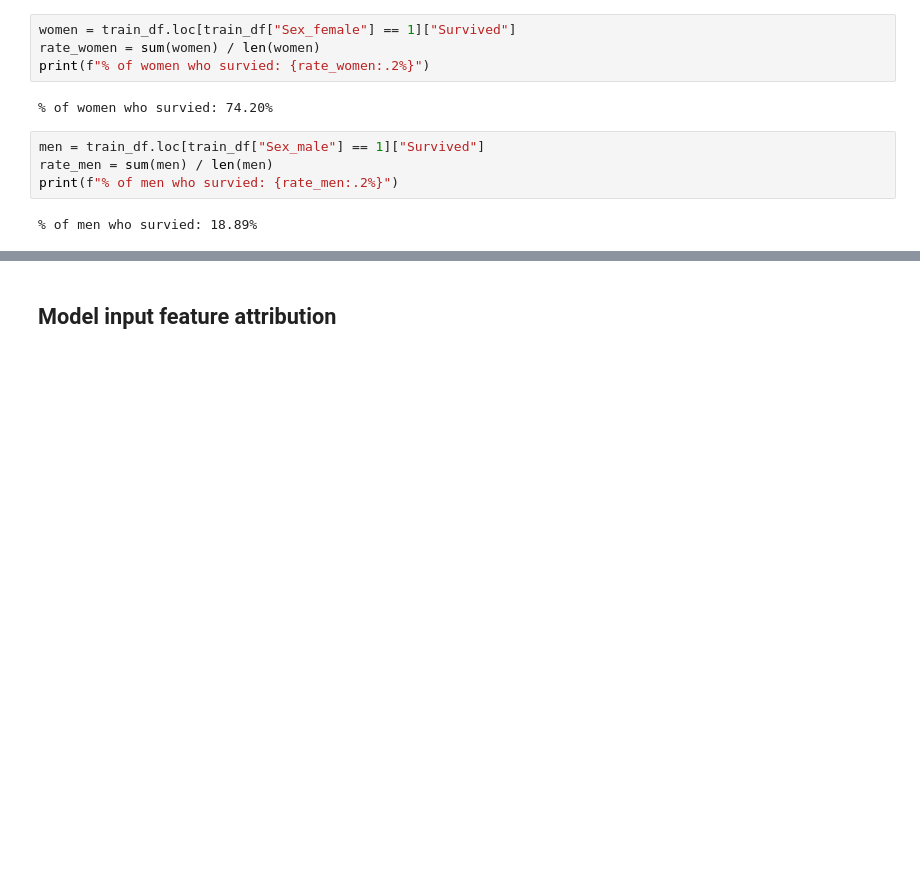
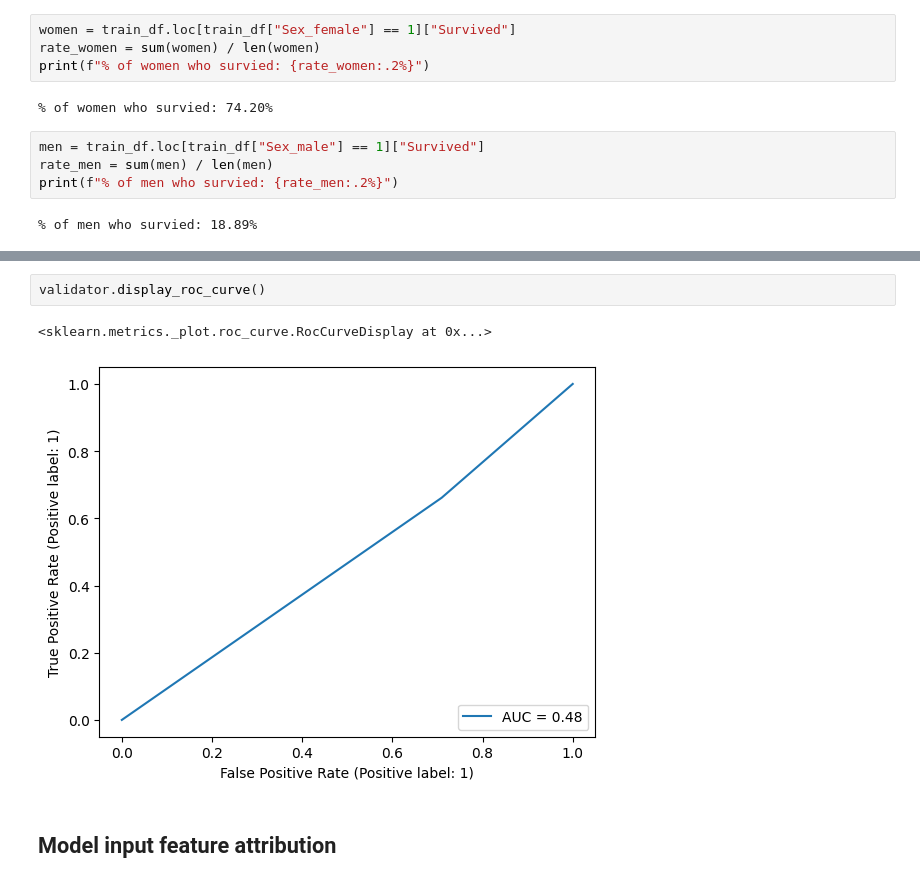
Before and after one commit to yingding/tf-every-day, a Jupyter notebook: 12shap/titanic.ipynb, the cells around one changed output, grey strips where cells are left out. Drawn from its saved outputs; the diff is of its cells as text; blank space fills up the shorter version.

```diff
--- a/12shap/titanic.ipynb
+++ b/12shap/titanic.ipynb
@@ -239,2 +268,7 @@ print(predicts[:20])
+# %%
+validator.display_roc_curve()
+# %% [output]
+<sklearn.metrics._plot.roc_curve.RocCurveDisplay at 0x...>
+[figure, added]
 # %% [markdown]
 ## Model input feature attribution
```
Also changed, not shown: parts of 8 cells of this notebook, 2 other files.
